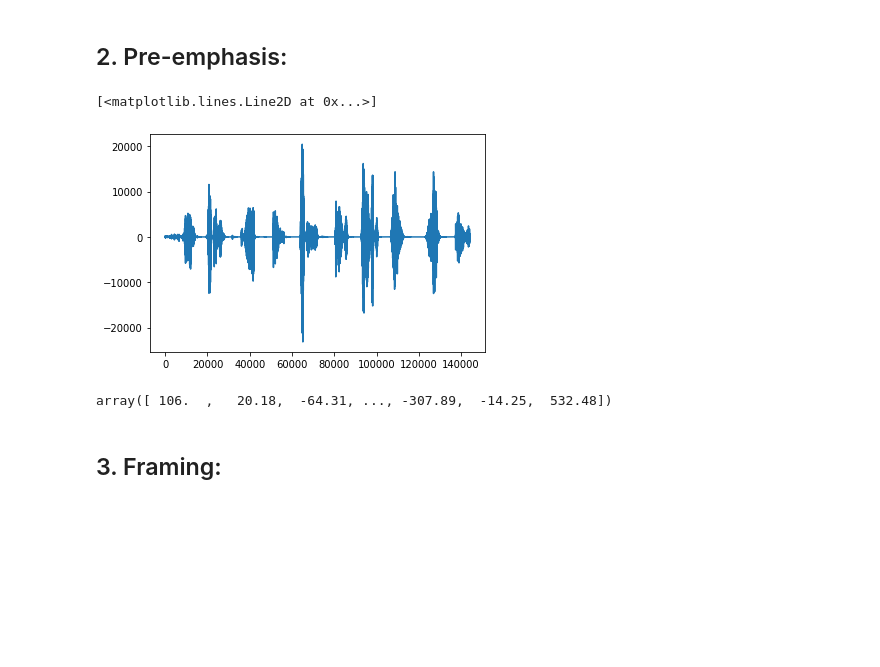
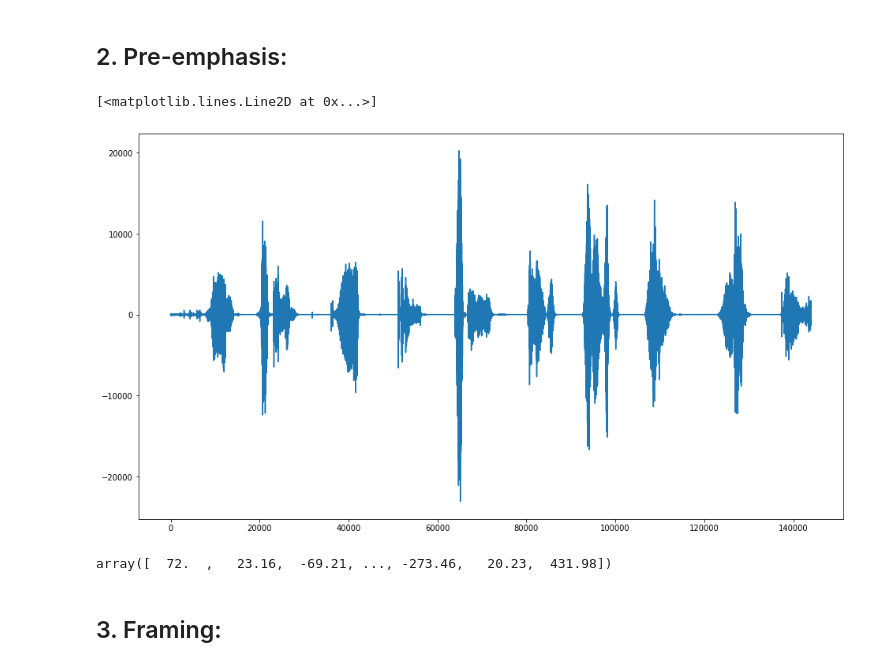
Before and after one commit to AlexKly/VegaVAD, a Jupyter notebook: Python/Exploration model/The modeling of audio processing.ipynb, the cells around one changed output. Cells and saved outputs as stored; diff of their text form; code cells hidden in the pictures; blank space fills up the shorter version.

```diff
--- a/Python/Exploration model/The modeling of audio processing.ipynb
+++ b/Python/Exploration model/The modeling of audio processing.ipynb
@@ -47,6 +56,8 @@ Below is shown steps of pipeline:
 ## 1. Audio convertor:
 # %%
 (rate, sig) = wav.read(REAL_DIR+FILENAME)
+sig = resampy.resample(x=sig, sr_orig=rate, sr_new=SAMPLE_RATE)
+plt.figure(figsize=(16, 9))
 plt.plot(sig)
 # %% [output]
 [<matplotlib.lines.Line2D at 0x...>]
@@ -59,14 +70,15 @@ array([ 106,  123,   55, ..., -175, -184,  354], dtype=int16)
 ## 2. Pre-emphasis:
 # %%
 preemhasis_sig = preemphasis(sig, coeff=PREEMPHASIS_COEFF)
+plt.figure(figsize=(16, 9))
 plt.plot(preemhasis_sig)
 # %% [output]
 [<matplotlib.lines.Line2D at 0x...>]
-[figure, old version]
+[figure, new version]
 # %%
 preemhasis_sig
 # %% [output]
-array([ 106.  ,   20.18,  -64.31, ..., -307.89,  -14.25,  532.48])
+array([  72.  ,   23.16,  -69.21, ..., -273.46,   20.23,  431.98])
 # %% [markdown]
 ## 3. Framing:
 # %%
```
Also changed, not shown: parts of 27 cells of this notebook, 2 other files.
